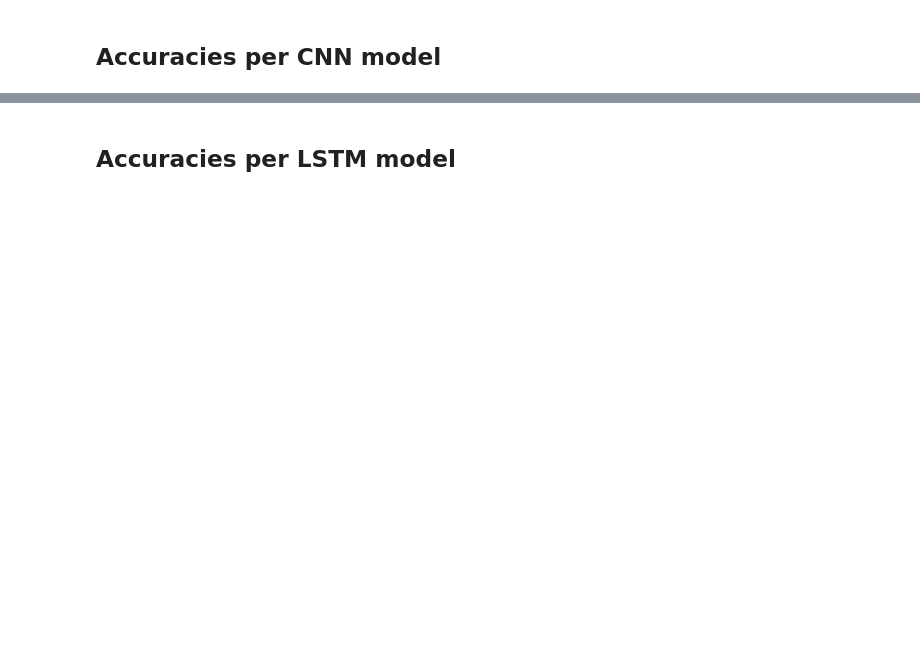
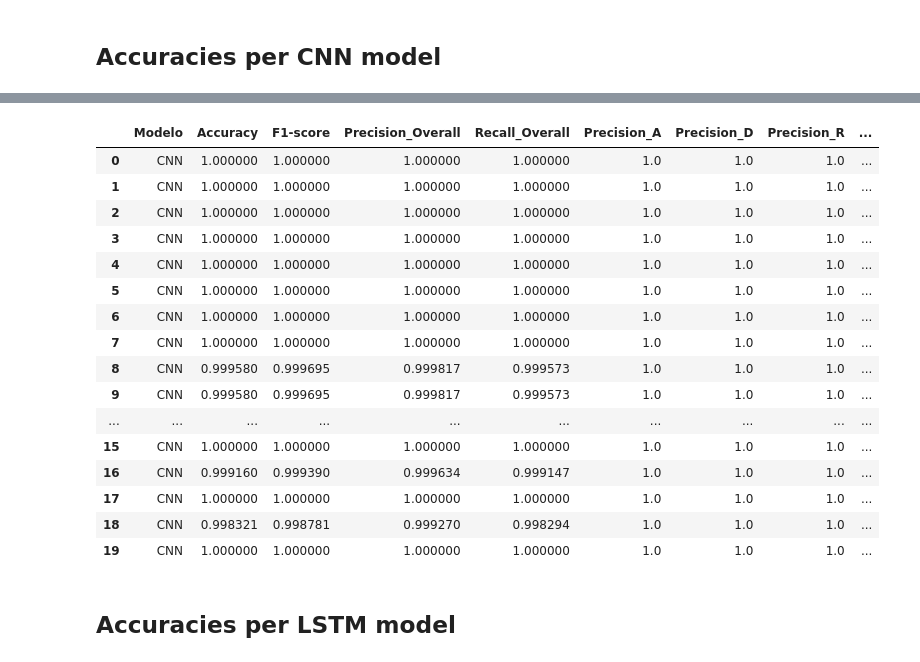
Before and after one commit to FranciscoMorenoB/TFG-XAI-CONCURRENCIA, a Jupyter notebook: Notebooks-Modificados/1st filter - 25% subset.ipynb, the cells around one changed output, grey strips where cells are left out. Saved outputs shown, nothing was run; the diff lists cells and outputs as text; code cells hidden in the pictures; blank space fills up the shorter version.

```diff
--- a/Notebooks-Modificados/1st filter - 25% subset.ipynb
+++ b/Notebooks-Modificados/1st filter - 25% subset.ipynb
@@ -518,6 +515,24 @@ get_stats_per_model(cnn_accuracies, ['CNN #' + str(i) for i in range(len(cnn_acc
 | Sample count | 2382 | 577 | 571 | 648 | 586 |
 # %%
-get_stats_per_model_multiclass(cnn_accuracies, cnn_precisions, cnn_recalls, cnn_f1s, "CNN")
+get_stats_per_model_multiclass(cnn_accuracies, cnn_precisions, cnn_recalls, cnn_f1_scores, "CNN")
+# %% [output]
+|  | Modelo | Accuracy | F1-score | Precision_Overall | Recall_Overall | Precision_A | Precision_D | Precision_R | ... |
+| 0 | CNN | 1.000000 | 1.000000 | 1.000000 | 1.000000 | 1.0 | 1.0 | 1.0 | ... |
+| 1 | CNN | 1.000000 | 1.000000 | 1.000000 | 1.000000 | 1.0 | 1.0 | 1.0 | ... |
+| 2 | CNN | 1.000000 | 1.000000 | 1.000000 | 1.000000 | 1.0 | 1.0 | 1.0 | ... |
+| 3 | CNN | 1.000000 | 1.000000 | 1.000000 | 1.000000 | 1.0 | 1.0 | 1.0 | ... |
+| 4 | CNN | 1.000000 | 1.000000 | 1.000000 | 1.000000 | 1.0 | 1.0 | 1.0 | ... |
+| 5 | CNN | 1.000000 | 1.000000 | 1.000000 | 1.000000 | 1.0 | 1.0 | 1.0 | ... |
+| 6 | CNN | 1.000000 | 1.000000 | 1.000000 | 1.000000 | 1.0 | 1.0 | 1.0 | ... |
+| 7 | CNN | 1.000000 | 1.000000 | 1.000000 | 1.000000 | 1.0 | 1.0 | 1.0 | ... |
+| 8 | CNN | 0.999580 | 0.999695 | 0.999817 | 0.999573 | 1.0 | 1.0 | 1.0 | ... |
+| 9 | CNN | 0.999580 | 0.999695 | 0.999817 | 0.999573 | 1.0 | 1.0 | 1.0 | ... |
+| ... | ... | ... | ... | ... | ... | ... | ... | ... | ... |
+| 15 | CNN | 1.000000 | 1.000000 | 1.000000 | 1.000000 | 1.0 | 1.0 | 1.0 | ... |
+| 16 | CNN | 0.999160 | 0.999390 | 0.999634 | 0.999147 | 1.0 | 1.0 | 1.0 | ... |
+| 17 | CNN | 1.000000 | 1.000000 | 1.000000 | 1.000000 | 1.0 | 1.0 | 1.0 | ... |
+| 18 | CNN | 0.998321 | 0.998781 | 0.999270 | 0.998294 | 1.0 | 1.0 | 1.0 | ... |
+| 19 | CNN | 1.000000 | 1.000000 | 1.000000 | 1.000000 | 1.0 | 1.0 | 1.0 | ... |
 # %% [markdown]
 ## Accuracies per LSTM model
 # %%
```
Also changed, not shown: parts of 31 cells of this notebook, 20 other files.
